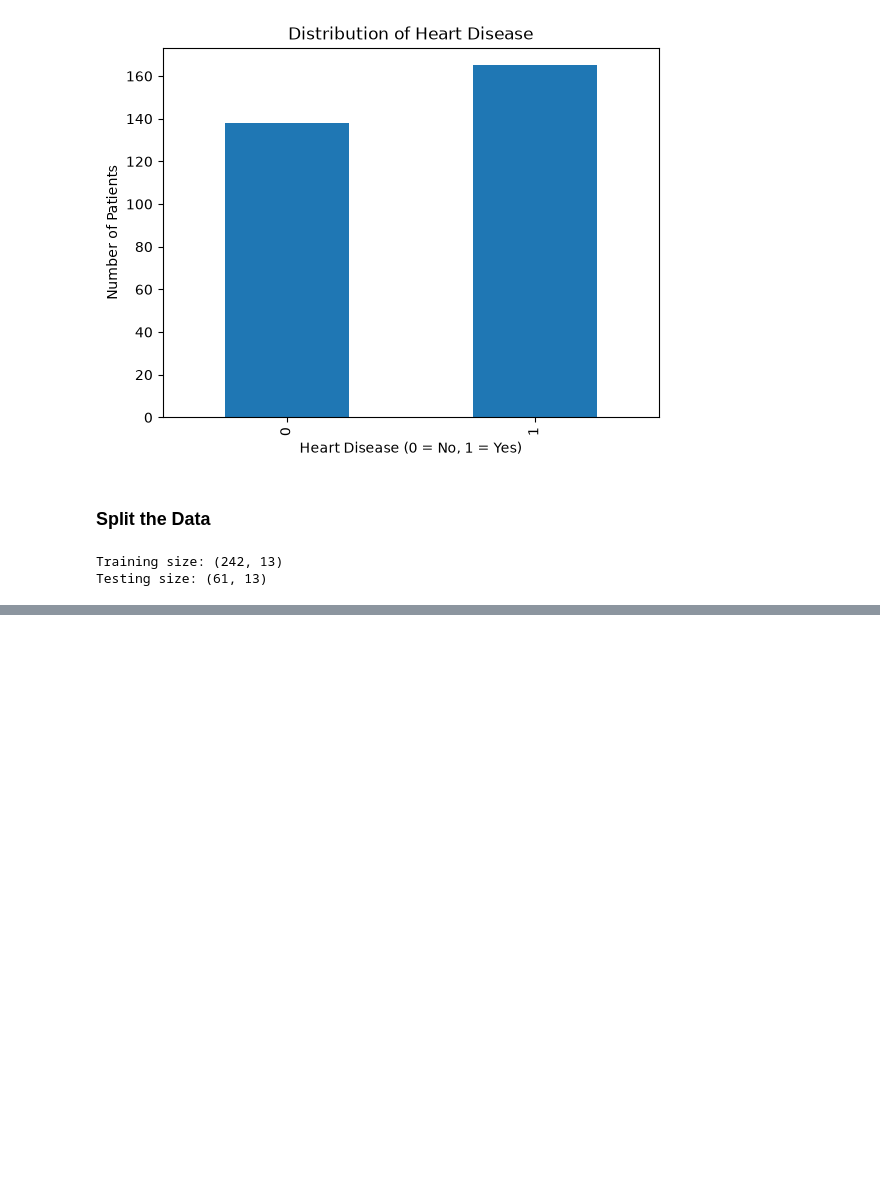
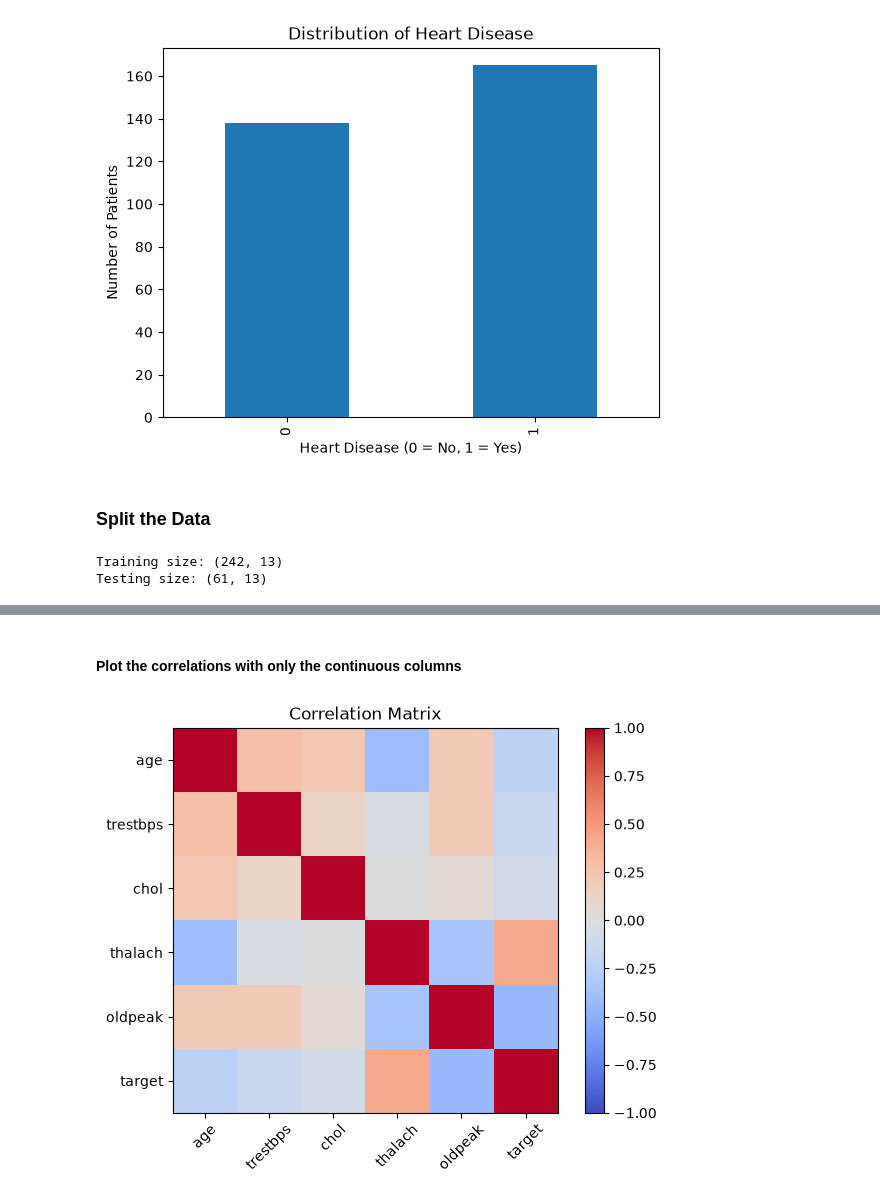
Before and after one commit to andreirotaruu/ML, a Jupyter notebook: ml_class/classification/classification_assignment.ipynb, the cells around one changed output, grey strips where cells are left out. Drawn from its saved outputs; the diff is of its cells as text; code cells hidden in the pictures; blank space fills up the shorter version.

```diff
--- a/ml_class/classification/classification_assignment.ipynb
+++ b/ml_class/classification/classification_assignment.ipynb
@@ -90,0 +135,24 @@ Testing size: (61, 13)
+# %% [markdown]
+#### Plot the correlations with only the continuous columns
+# %%
+#some non-continuous variables like "cp"(chestpain) will throw off the correlation so we will plot the correlation
+continuous_cols = [
+    "age", "trestbps", "chol", "thalach", "oldpeak"
+]
+
+#creating the correlation matrix
+correlation_matrix = df[continuous_cols + ["target"]].corr()
+
+#creating the figure
+plt.figure(figsize=(7,5))
+plt.imshow(correlation_matrix, cmap="coolwarm", vmin=-1, vmax=1)
+plt.colorbar()
+
+#making the ticks the column names and rotating the x ticks so they can all fit
+plt.xticks(range(len(correlation_matrix.columns)), correlation_matrix.columns, rotation=45)
+plt.yticks(range(len(correlation_matrix.columns)), correlation_matrix.columns)
+
+plt.title("Correlation Matrix")
+plt.show()
+# %% [output]
+[figure, added]
```
Also changed, not shown: parts of 7 cells of this notebook.
